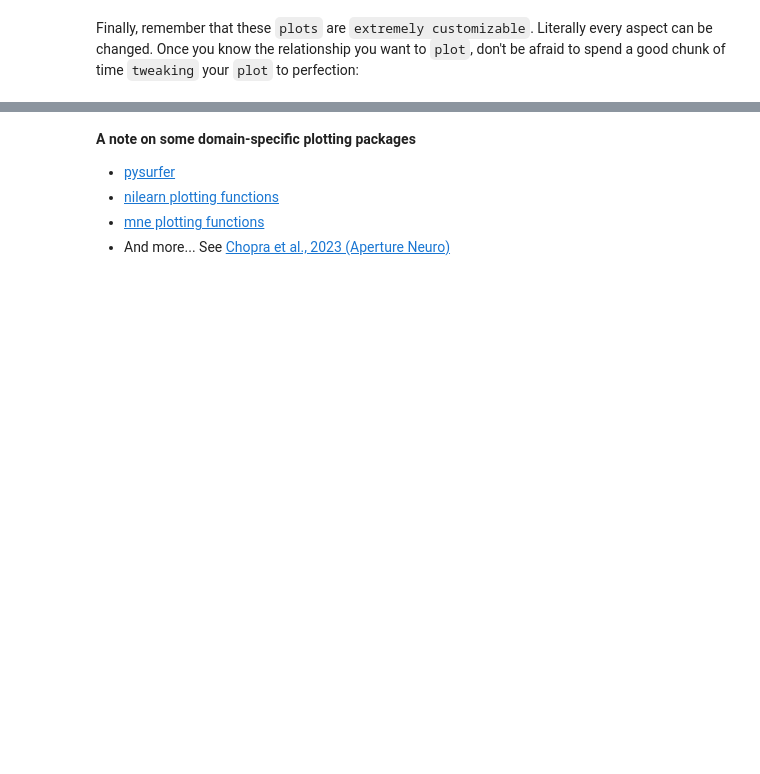
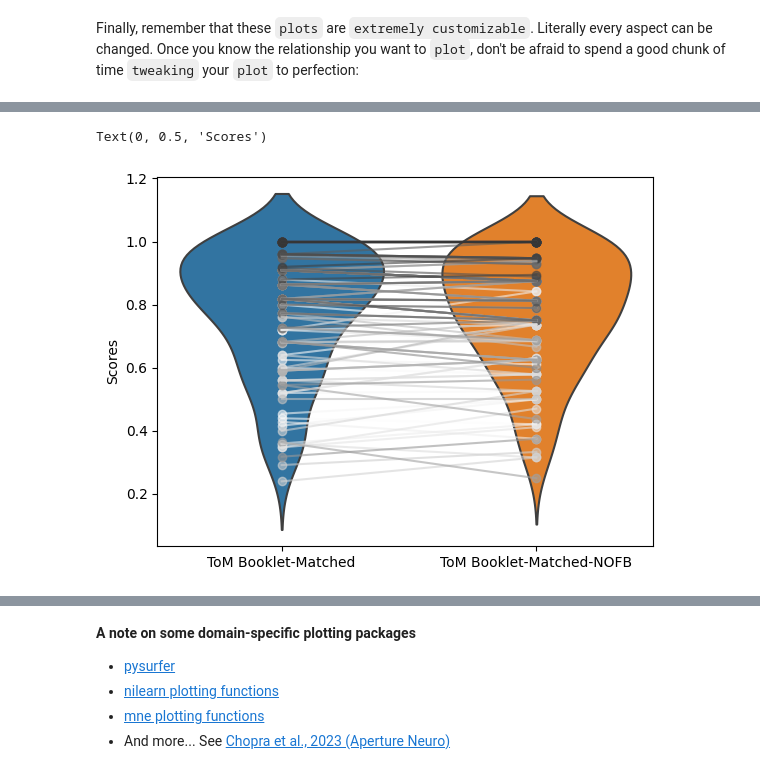
Before and after one commit to me-pic/course-materials-2020, a Jupyter notebook: lectures/14-may/01-data-visualization/python_visualization_for_data.ipynb, the cells around one changed output, grey strips where cells are left out. Cells and saved outputs as stored; diff of their text form; code cells hidden in the pictures; blank space fills up the shorter version.

```diff
--- a/lectures/14-may/01-data-visualization/python_visualization_for_data.ipynb
+++ b/lectures/14-may/01-data-visualization/python_visualization_for_data.ipynb
@@ -627,0 +643,5 @@ plt.legend(bbox_to_anchor=(1.05, 1), loc=2, borderaxespad=0.)
+# %%
+# Just for the purpose of the visualization, we will assume that `ToM Booklet-Matched-NOFB` is a post experiment measure
+data_pre_post =  pheno[pheno['AgeGroup']!='Adult'][['participant_id', 'ToM Booklet-Matched', 'ToM Booklet-Matched-NOFB']]
+data_pre_post = data_pre_post.melt(id_vars='participant_id', var_name='pre_post', value_name='values')
+data_pre_post.head()
@@ -627,0 +655,16 @@ plt.legend(bbox_to_anchor=(1.05, 1), loc=2, borderaxespad=0.)
+# %%
+sns.violinplot(x='pre_post', y='values', data=data_pre_post, inner=None)
+
+cmaps=plt.cm.binary(np.linspace(0,1,len(pheno)))
+
+for i, row in pheno.iterrows():
+    x = [0, 1]
+    y = [row['ToM Booklet-Matched'], row['ToM Booklet-Matched-NOFB']]
+    plt.plot(x, y, alpha=0.6, color=cmaps[i])
+    plt.scatter(x ,y, alpha=0.6, color=cmaps[i])
+
+plt.xlabel('')
+plt.ylabel('Scores')
+# %% [output]
+Text(0, 0.5, 'Scores')
+[figure, added]
```
Also changed, not shown: parts of 42 cells of this notebook.
